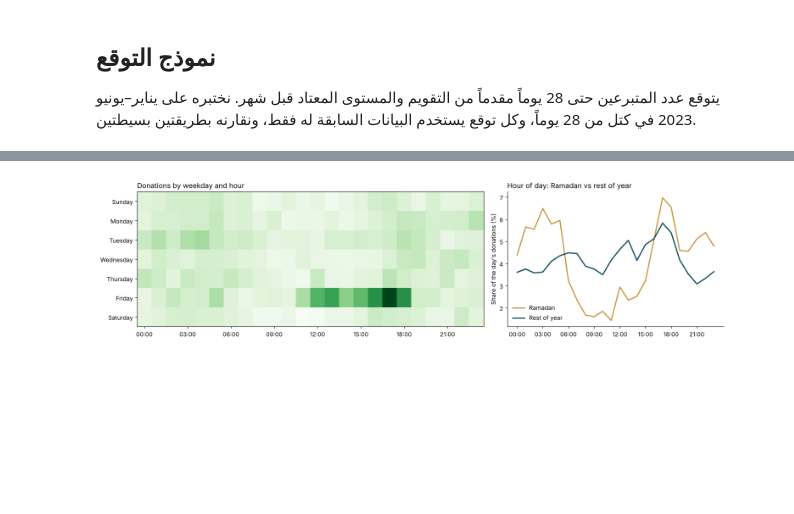
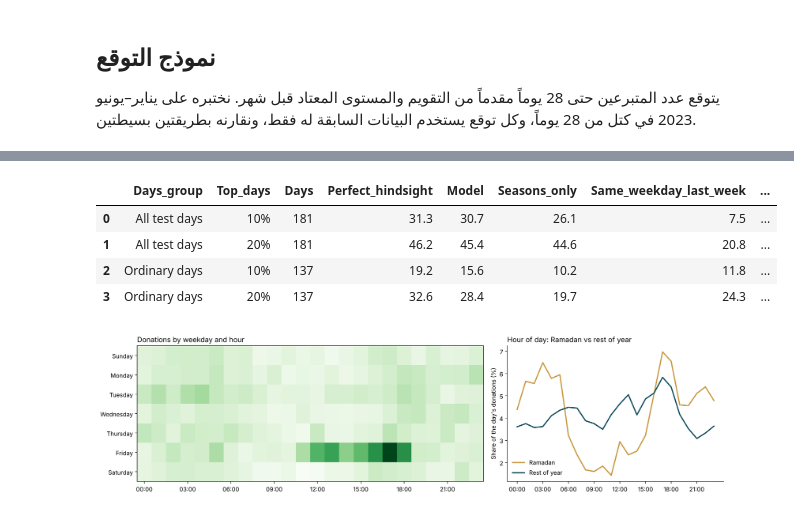
Before and after one commit to maramsaleh-anz/BayHack, a Jupyter notebook: analysis.ipynb, the cells around one changed output, grey strips where cells are left out. Drawn from its saved outputs; the diff is of its cells as text; code cells hidden in the pictures; blank space fills up the shorter version.

```diff
--- a/analysis.ipynb
+++ b/analysis.ipynb
@@ -255,3 +258,12 @@ Test days: 181 in 7 blocks | model error 62% lower than the 28-day mean
+# %%
+# FORECAST CHECK - share of donors that fall in the top 10% / 20% of days, as ranked by each method
+forecast.capture
+# %% [output]
+|  | Days_group | Top_days | Days | Perfect_hindsight | Model | Seasons_only | Same_weekday_last_week | ... |
+| 0 | All test days | 10% | 181 | 31.3 | 30.7 | 26.1 | 7.5 | ... |
+| 1 | All test days | 20% | 181 | 46.2 | 45.4 | 44.6 | 20.8 | ... |
+| 2 | Ordinary days | 10% | 137 | 19.2 | 15.6 | 10.2 | 11.8 | ... |
+| 3 | Ordinary days | 20% | 137 | 32.6 | 28.4 | 19.7 | 24.3 | ... |
 # %%
 # HOURS (descriptive) - When in the day do donors give? Same donations as the analysis (no auto-charges, no duplicates)
 hour_analysis = hours.analyze_hours(raw, analysis)
```
Also changed, not shown: parts of 2 cells of this notebook, 1 other file.
